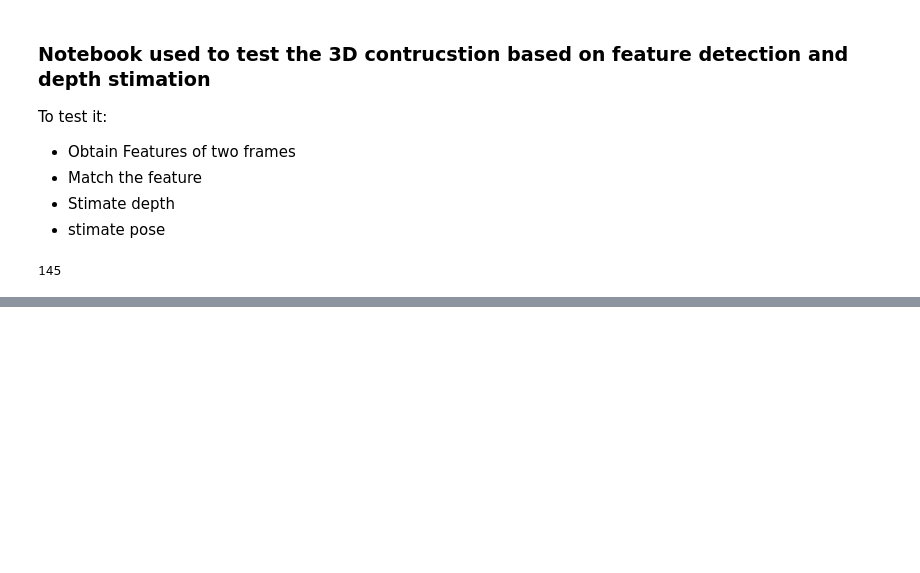
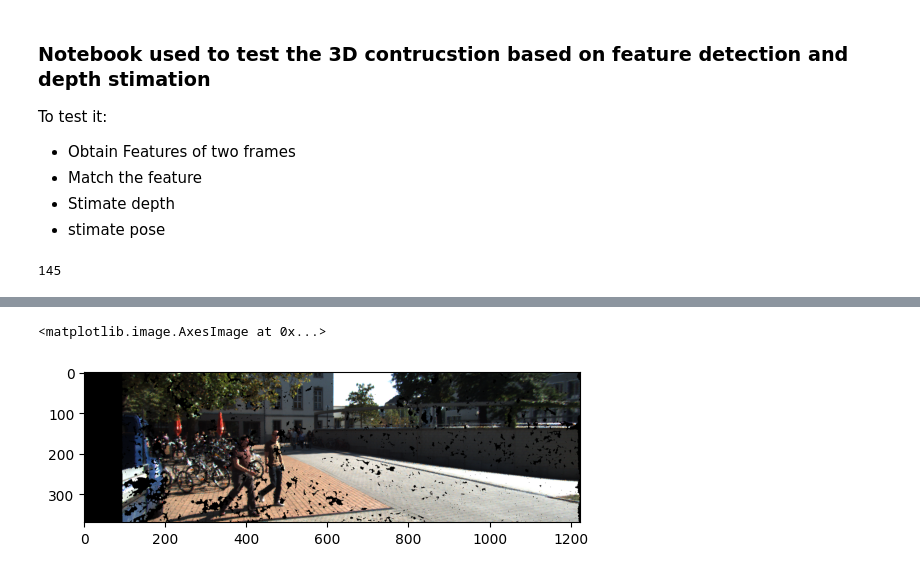
Before and after one commit to alexciru/Pfas-finalProject, a Jupyter notebook: notebooks/3d_recognisionTuning.ipynb, the cells around one changed output, grey strips where cells are left out. Cells and saved outputs as stored; diff of their text form; code cells hidden in the pictures; blank space fills up the shorter version.

```diff
--- a/notebooks/3d_recognisionTuning.ipynb
+++ b/notebooks/3d_recognisionTuning.ipynb
@@ -412,0 +396,22 @@ array([[   1.       ,    0.       ,    0.       , -604.0814   ],
+# %%
+# Verify the pointcloud by going back to the original image based on the points
+reflected_pts = np.matmul(points, reflectMat)
+projected_img,_ = cv2.projectPoints(reflected_pts, np.identity(3), np.array([0., 0., 0.]), \
+                          cam3[:3,:3], np.array([0., 0., 0., 0.]))
+projected_img = projected_img.reshape(-1, 2)
+
+blank_img = np.zeros(left_img.shape, 'uint8')
+img_colors = right_img[mask][idx].reshape(-1,3)
+
+for i, pt in enumerate(projected_img):
+    pt_x = int(pt[0])
+    pt_y = int(pt[1])
+    if pt_x > 0 and pt_y > 0:
+        # use the BGR format to match the original image type
+        col = (int(img_colors[i, 2]), int(img_colors[i, 1]), int(img_colors[i, 0]))
+        cv2.circle(blank_img, (pt_x, pt_y), 1, col)
+# %%
+plt.imshow(blank_img, 'gray')
+# %% [output]
+<matplotlib.image.AxesImage at 0x...>
+[figure, added]
```
Also changed, not shown: parts of 19 cells of this notebook.
